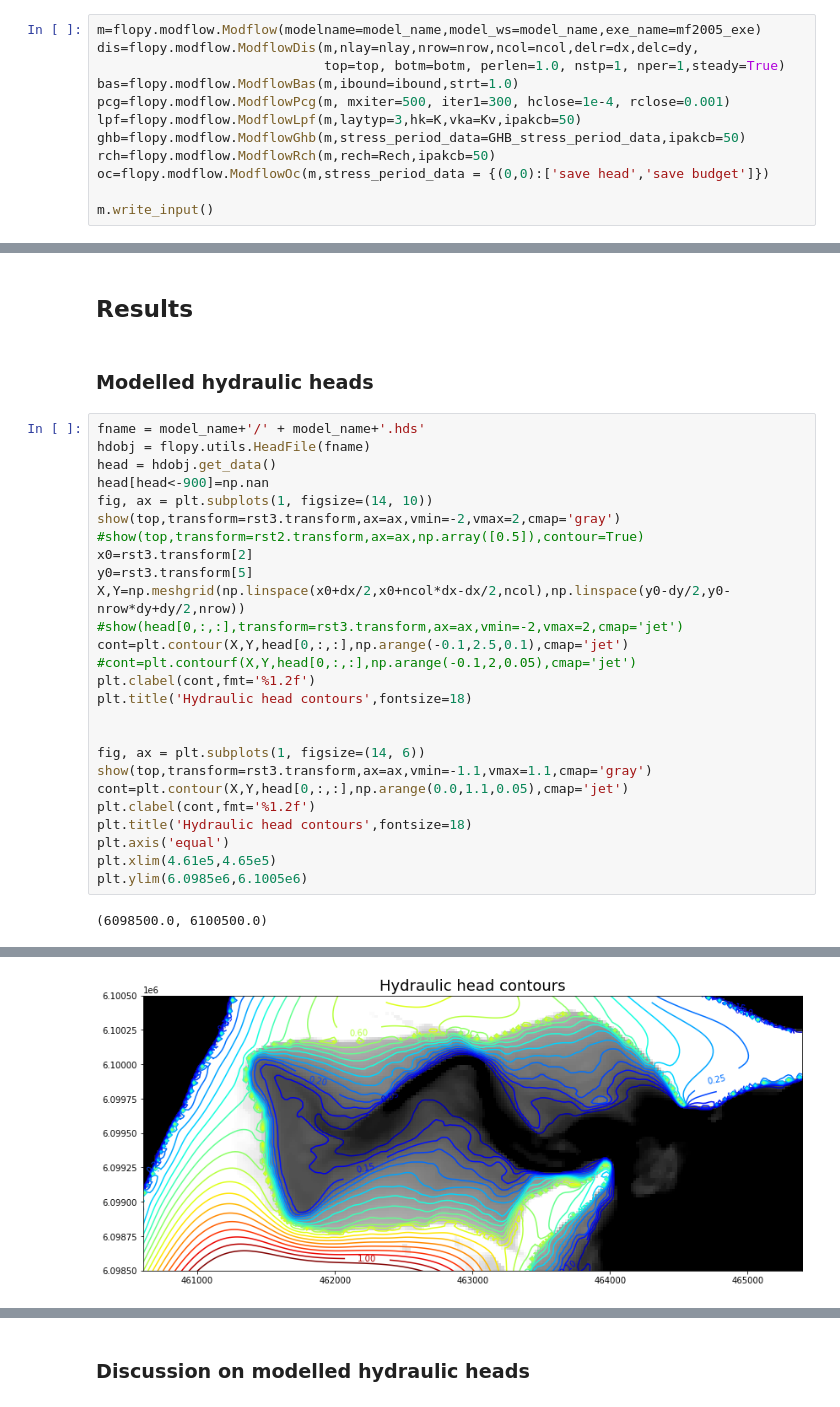
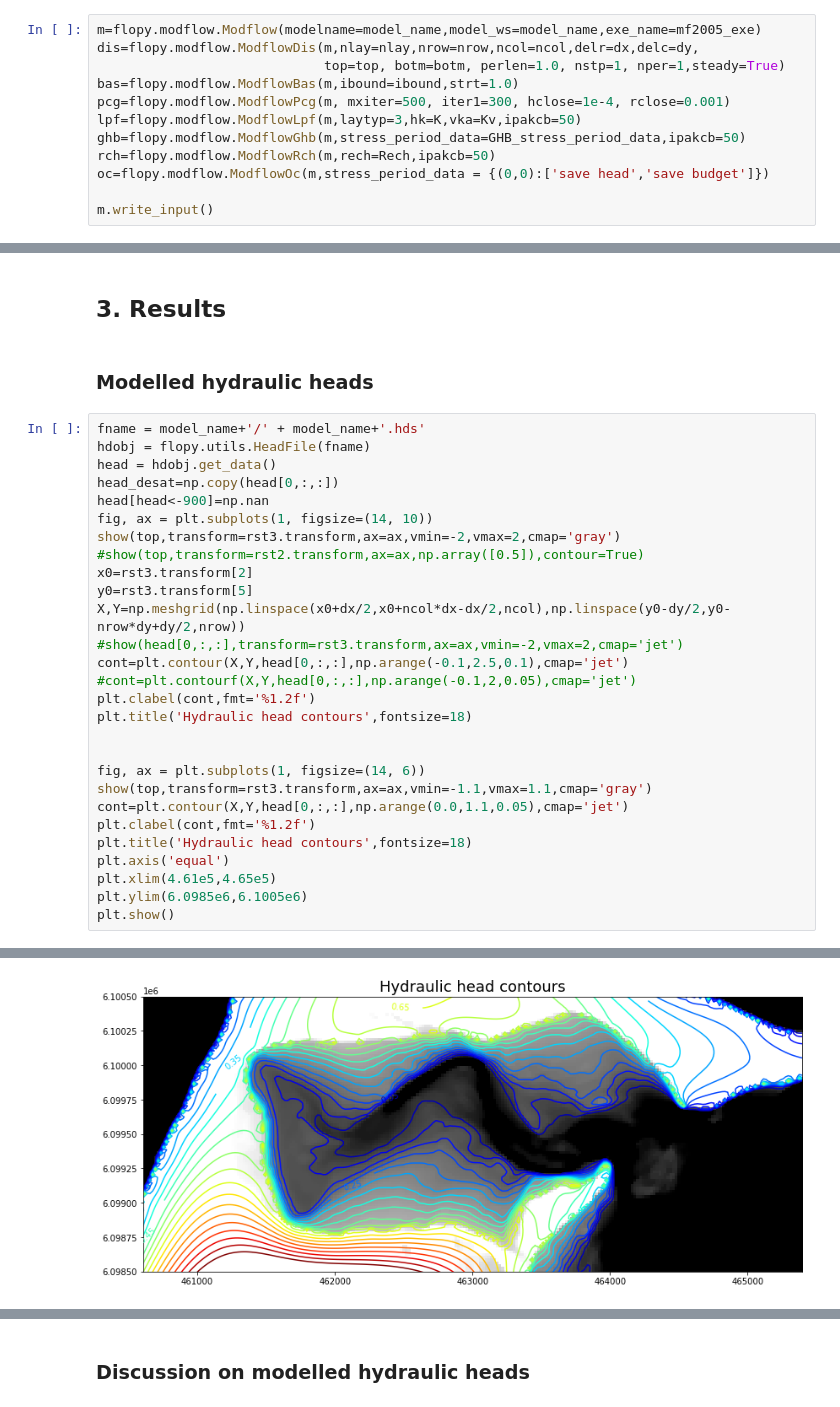
Before and after one commit to JanekGreskowiak/Koenigshafen_GW_model, a Jupyter notebook: Koenigshafen_Sylt_Model_v1.ipynb, the cells around one changed output, grey strips where cells are left out. Cells and saved outputs as stored; diff of their text form.

```diff
--- a/Koenigshafen_Sylt_Model_v1.ipynb
+++ b/Koenigshafen_Sylt_Model_v1.ipynb
@@ -329,14 +319,16 @@ FloPy is using the following executable to run the model: /home/janek/bin/Chris_
 
   Normal termination of simulation
 (True, [])
-# %% [markdown]
-## Results
+# %% [markdown]
+<a id='results'></a>
+## 3. Results
 # %% [markdown]
 ### Modelled hydraulic heads
 # %%
 fname = model_name+'/' + model_name+'.hds'
 hdobj = flopy.utils.HeadFile(fname)
 head = hdobj.get_data()
+head_desat=np.copy(head[0,:,:])
 head[head<-900]=np.nan
 fig, ax = plt.subplots(1, figsize=(14, 10))
 show(top,transform=rst3.transform,ax=ax,vmin=-2,vmax=2,cmap='gray')
@@ -359,5 +351,5 @@ plt.title('Hydraulic head contours',fontsize=18)
 plt.axis('equal')
 plt.xlim(4.61e5,4.65e5)
 plt.ylim(6.0985e6,6.1005e6)
+plt.show()
 # %% [output]
-(6098500.0, 6100500.0)
@@ -365 +357 @@ plt.ylim(6.0985e6,6.1005e6)
-[figure, old version]
+[figure, new version]
```
Also changed, not shown: parts of 25 cells of this notebook.
